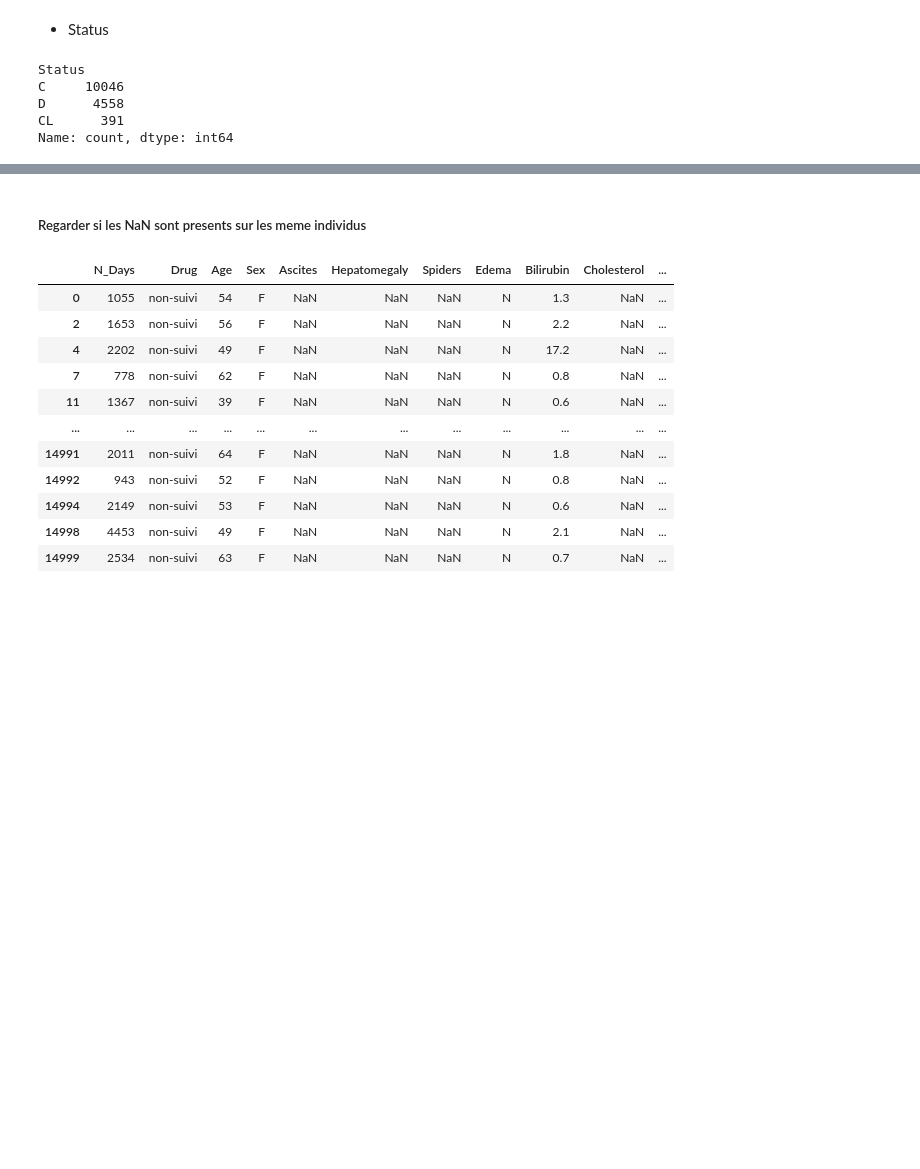
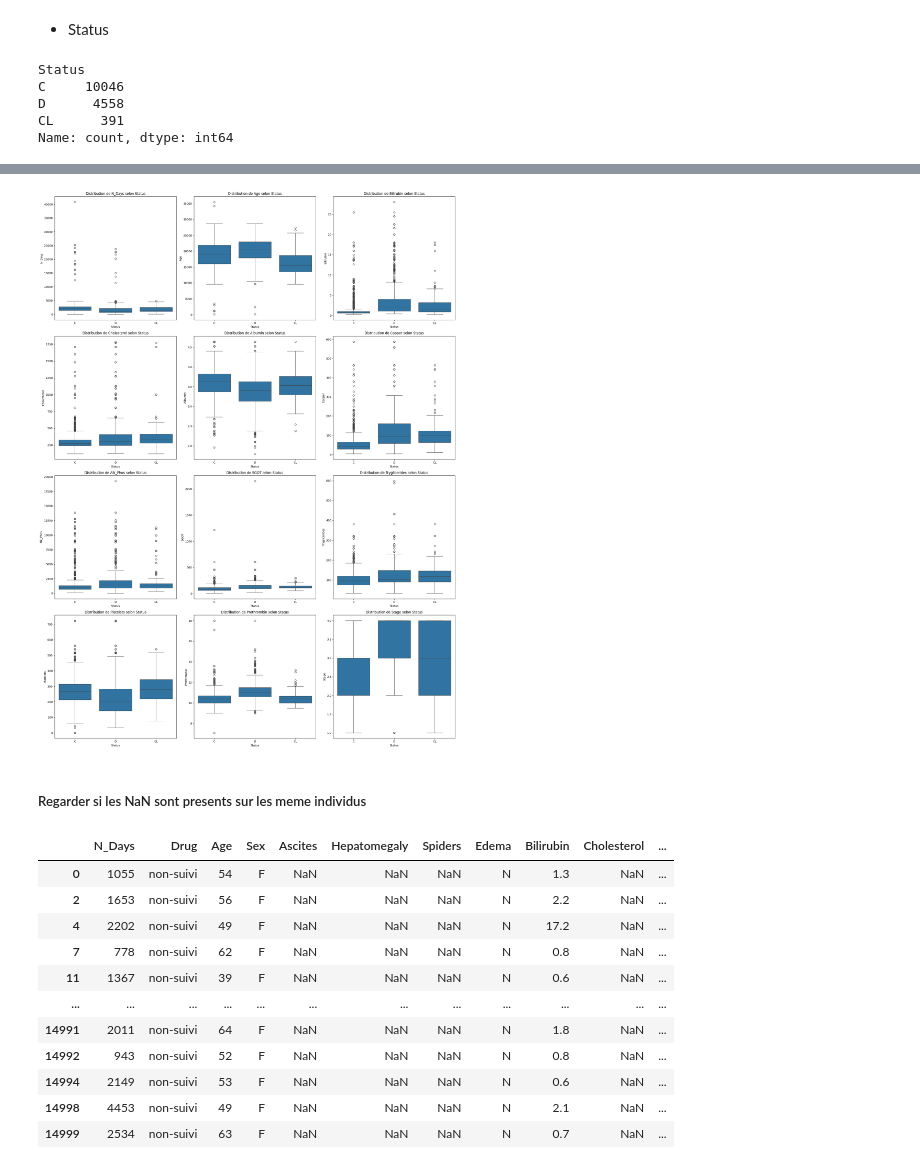
Before and after one commit to melaniedaddio/projet, a Jupyter notebook: projet.ipynb, the cells around one changed output, grey strips where cells are left out. Drawn from its saved outputs; the diff is of its cells as text; code cells hidden in the pictures; blank space fills up the shorter version.

```diff
--- a/projet.ipynb
+++ b/projet.ipynb
@@ -364,3 +462,26 @@ train_df['Stage'] = train_df['Stage'].astype('int')
+# %%
+def boxplot_var_continues(var_continues, train_df):
+    # Définir la taille de la figure principale
+    num_vars = len(var_continues)  # Nombre de variables
+    rows = (num_vars // 3) + (num_vars % 3 > 0)  # Calculer le nombre de lignes (3 colonnes par défaut)
+    plt.figure(figsize=(21, 7 * rows))  # Taille ajustée en fonction des lignes
+
+    for i, var in enumerate(var_continues, start=1):  # Commence à 1 pour l'index des sous-graphiques
+        plt.subplot(rows, 3, i)
+
+        # Utilisation d'un boxplot
+        sns.boxplot(x="Status", y=var, data=train_df)
+        plt.title(f"Distribution de {var} selon Status")
+        plt.xlabel("Status")
+        plt.ylabel(var)
+
+    # Afficher tous les graphiques ensemble
+    plt.tight_layout()
+    plt.show()
+# %%
+boxplot_var_continues(var_continues, train_df)
+# %% [output]
+[figure, added]
 # %% [markdown]
 ##### Regarder si les NaN sont presents sur les meme individus
 # %%
```
Also changed, not shown: parts of 18 cells of this notebook.
